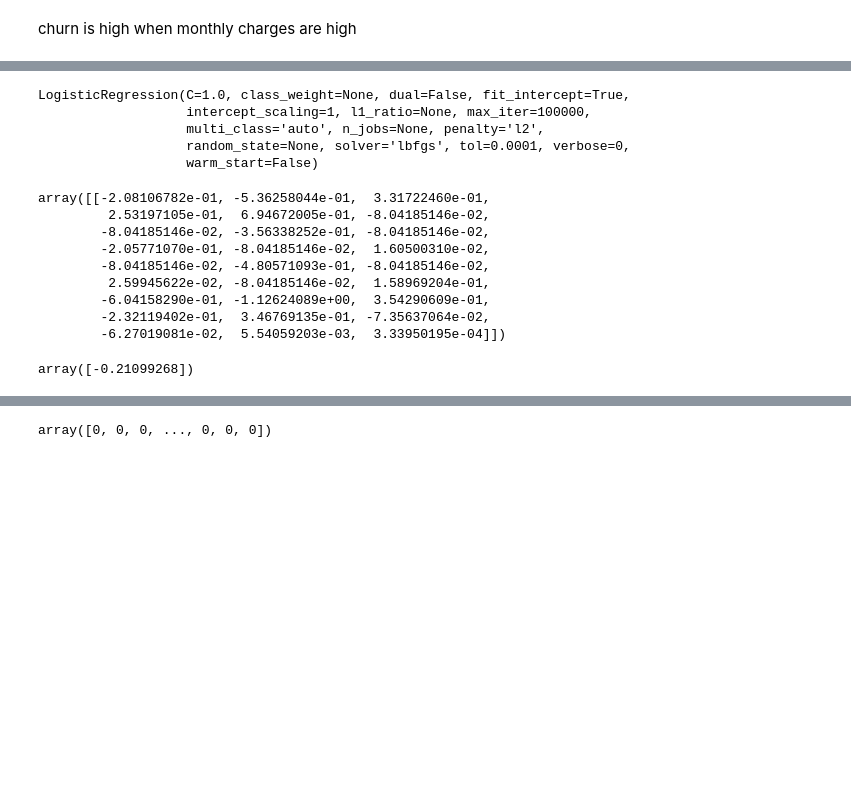
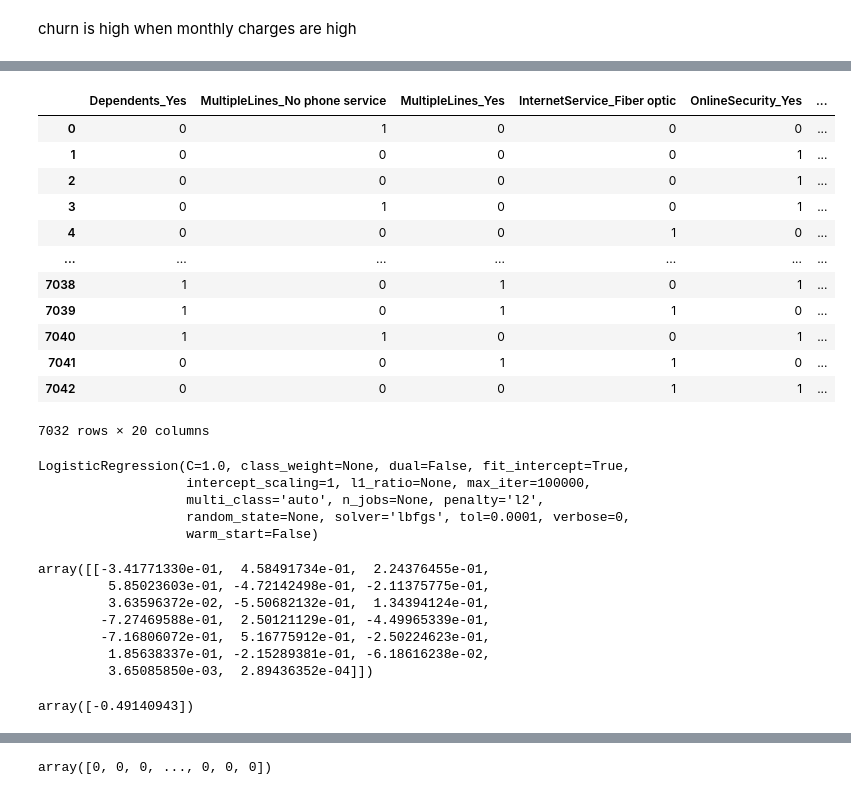
Before and after one commit to saurabhdaund76/Customer-Churn-Prediction, a Jupyter notebook: Customer_Churn_Prediction.ipynb, the cells around one changed output, grey strips where cells are left out. Drawn from its saved outputs; the diff is of its cells as text; code cells hidden in the pictures; blank space fills up the shorter version.

```diff
--- a/Customer_Churn_Prediction.ipynb
+++ b/Customer_Churn_Prediction.ipynb
@@ -395,6 +442,24 @@ from sklearn.linear_model import LogisticRegression , LogisticRegressionCV
+# %%
+final_df.drop(columns=['PhoneService_Yes','InternetService_No','OnlineSecurity_No internet service','OnlineBackup_No internet service','DeviceProtection_No internet service','TechSupport_No internet service','StreamingTV_No internet service'], axis=1 , inplace=True)
 # %%
 X = final_df.iloc[:,:-1]
 y= final_df.iloc[:,-1]
+# %%
+X
+# %% [output]
+|  | Dependents_Yes | MultipleLines_No phone service | MultipleLines_Yes | InternetService_Fiber optic | OnlineSecurity_Yes | ... |
+| 0 | 0 | 1 | 0 | 0 | 0 | ... |
+| 1 | 0 | 0 | 0 | 0 | 1 | ... |
+| 2 | 0 | 0 | 0 | 0 | 1 | ... |
+| 3 | 0 | 1 | 0 | 0 | 1 | ... |
+| 4 | 0 | 0 | 0 | 1 | 0 | ... |
+| ... | ... | ... | ... | ... | ... | ... |
+| 7038 | 1 | 0 | 1 | 0 | 1 | ... |
+| 7039 | 1 | 0 | 1 | 1 | 0 | ... |
+| 7040 | 1 | 1 | 0 | 0 | 1 | ... |
+| 7041 | 0 | 0 | 1 | 1 | 0 | ... |
+| 7042 | 0 | 0 | 0 | 1 | 1 | ... |
+7032 rows × 20 columns
 # %%
 X_train,X_test,y_train,y_test = train_test_split(X,y,test_size=0.2,random_state=0)
 # %%
@@ -411,19 +476,17 @@ LogisticRegression(C=1.0, class_weight=None, dual=False, fit_intercept=True,
 # coef of each feature
 regressor.coef_
 # %% [output]
-array([[-2.08106782e-01, -5.36258044e-01,  3.31722460e-01,
-         2.53197105e-01,  6.94672005e-01, -8.04185146e-02,
-        -8.04185146e-02, -3.56338252e-01, -8.04185146e-02,
-        -2.05771070e-01, -8.04185146e-02,  1.60500310e-02,
-        -8.04185146e-02, -4.80571093e-01, -8.04185146e-02,
-         2.59945622e-02, -8.04185146e-02,  1.58969204e-01,
-        -6.04158290e-01, -1.12624089e+00,  3.54290609e-01,
-        -2.32119402e-01,  3.46769135e-01, -7.35637064e-02,
-        -6.27019081e-02,  5.54059203e-03,  3.33950195e-04]])
+array([[-3.41771330e-01,  4.58491734e-01,  2.24376455e-01,
+         5.85023603e-01, -4.72142498e-01, -2.11375775e-01,
+         3.63596372e-02, -5.50682132e-01,  1.34394124e-01,
+        -7.27469588e-01,  2.50121129e-01, -4.49965339e-01,
+        -7.16806072e-01,  5.16775912e-01, -2.50224623e-01,
+         1.85638337e-01, -2.15289381e-01, -6.18616238e-02,
+         3.65085850e-03,  2.89436352e-04]])
 # %%
 regressor.intercept_
 # %% [output]
-array([-0.21099268])
+array([-0.49140943])
 # %%
 # lets evaulate the performance on train model and test model
 # we took only churn yes ie 1=probablity ofquitting the service
```
Also changed, not shown: parts of 19 cells of this notebook.
